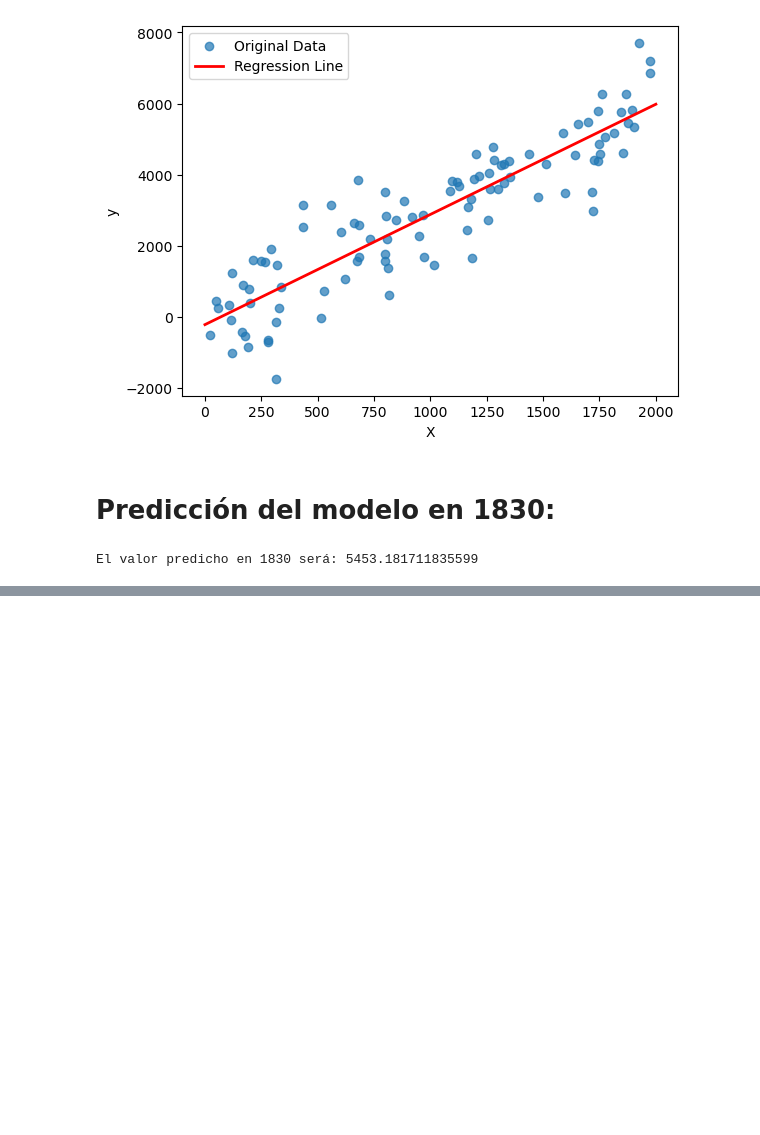
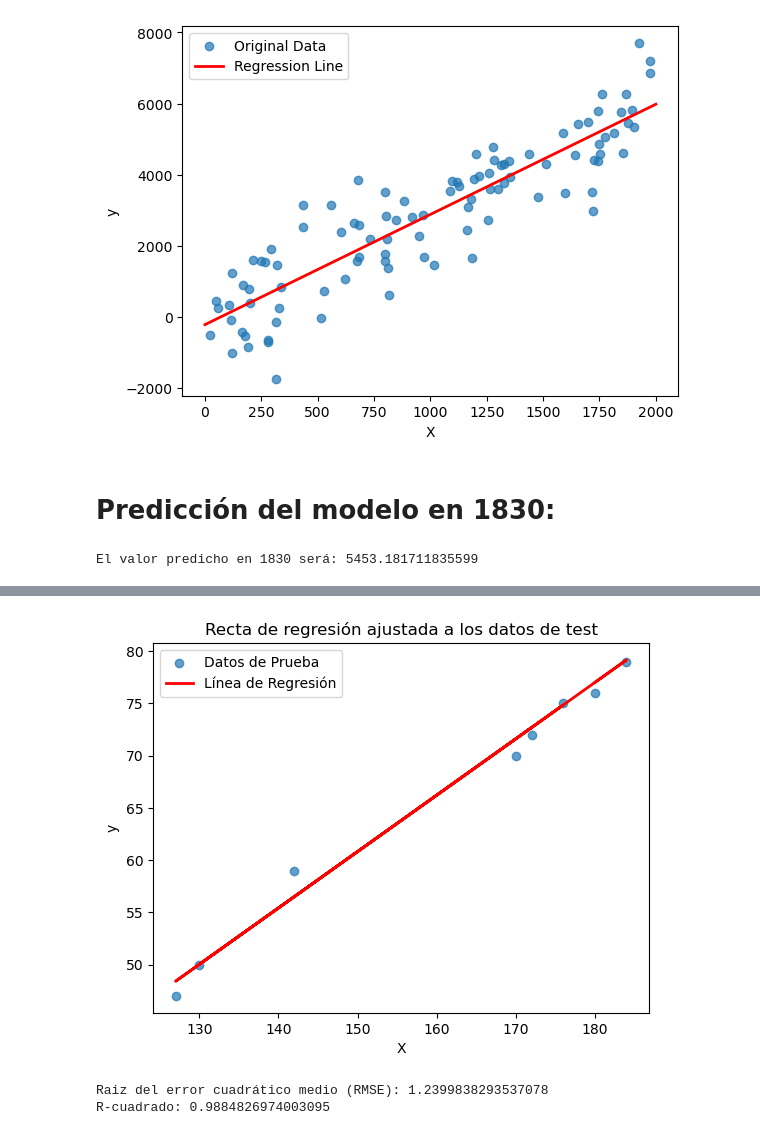
Before and after one commit to gaguadcode/PROYECTOSPYTHON, a Jupyter notebook: regresion.ipynb, the cells around one changed output, grey strips where cells are left out. Drawn from its saved outputs; the diff is of its cells as text; code cells hidden in the pictures; blank space fills up the shorter version.

Commit message:
regresion con train test y metricas

```diff
--- a/regresion.ipynb
+++ b/regresion.ipynb
@@ -35,0 +38,11 @@ El valor predicho en 1830 será: 5453.181711835599
+# %%
+import numpy as np
+import pandas as pd
+from sklearn.model_selection import train_test_split
+from sklearn.linear_model import LinearRegression
+from sklearn.metrics import mean_squared_error, r2_score
+import matplotlib.pyplot as plt
+
+file_path = "DataEJERCICIO_1RegresiónLineal_ConTest.csv"
+data = pd.read_csv(file_path, sep=';')
+data.head()
@@ -35,0 +56,35 @@ El valor predicho en 1830 será: 5453.181711835599
+# %%
+X = data['Altura'].values.reshape(-1, 1)
+y = data['Peso'].values.reshape(-1, 1)
+
+# Dividir los datos en conjuntos de entrenamiento y prueba
+X_train, X_test, y_train, y_test = train_test_split(X, y, test_size=0.2, random_state=42)
+
+# Crear y entrenar el modelo de regresión lineal
+model = LinearRegression()
+model.fit(X_train, y_train)
+
+# Realizar predicciones en el conjunto de prueba
+y_pred = model.predict(X_test)
+
+# Calcular RMSE y R-cuadrado
+rmse = np.sqrt(mean_squared_error(y_test, y_pred))
+r_squared = r2_score(y_test, y_pred)
+
+
+# Graficar los datos originales y la línea de regresión
+plt.scatter(X_test, y_test, alpha=0.7, label='Datos de Prueba')
+plt.plot(X_test, y_pred, 'r-', label='Línea de Regresión', linewidth=2)
+plt.xlabel('X')
+plt.ylabel('y')
+plt.title('Recta de regresión ajustada a los datos de test')
+plt.legend()
+plt.show()
+
+# Imprimir resultados de RMSE y R-cuadrado
+print("Raiz del error cuadrático medio (RMSE):", rmse)
+print("R-cuadrado:", r_squared)
+# %% [output]
+[figure, added]
+Raiz del error cuadrático medio (RMSE): 1.2399838293537078
+R-cuadrado: 0.9884826974003095
```
Also changed, not shown: parts of 3 cells of this notebook.
